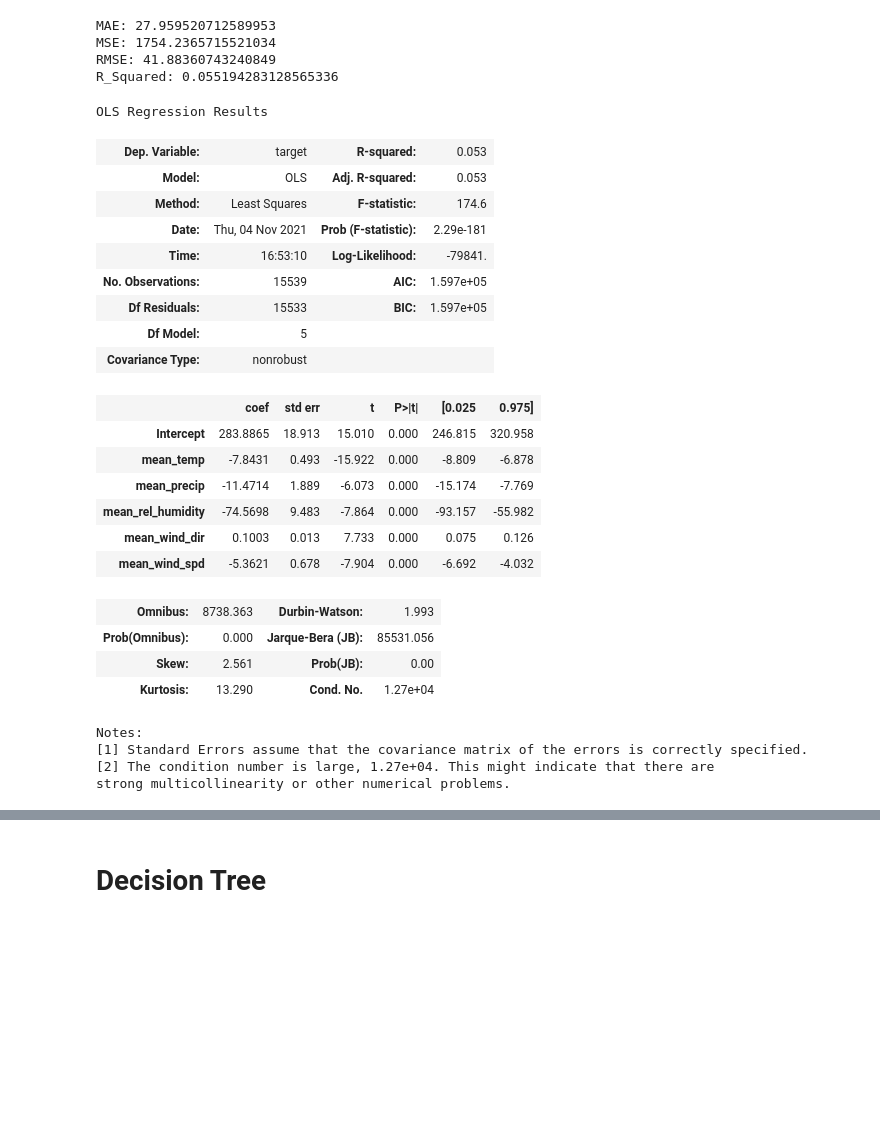
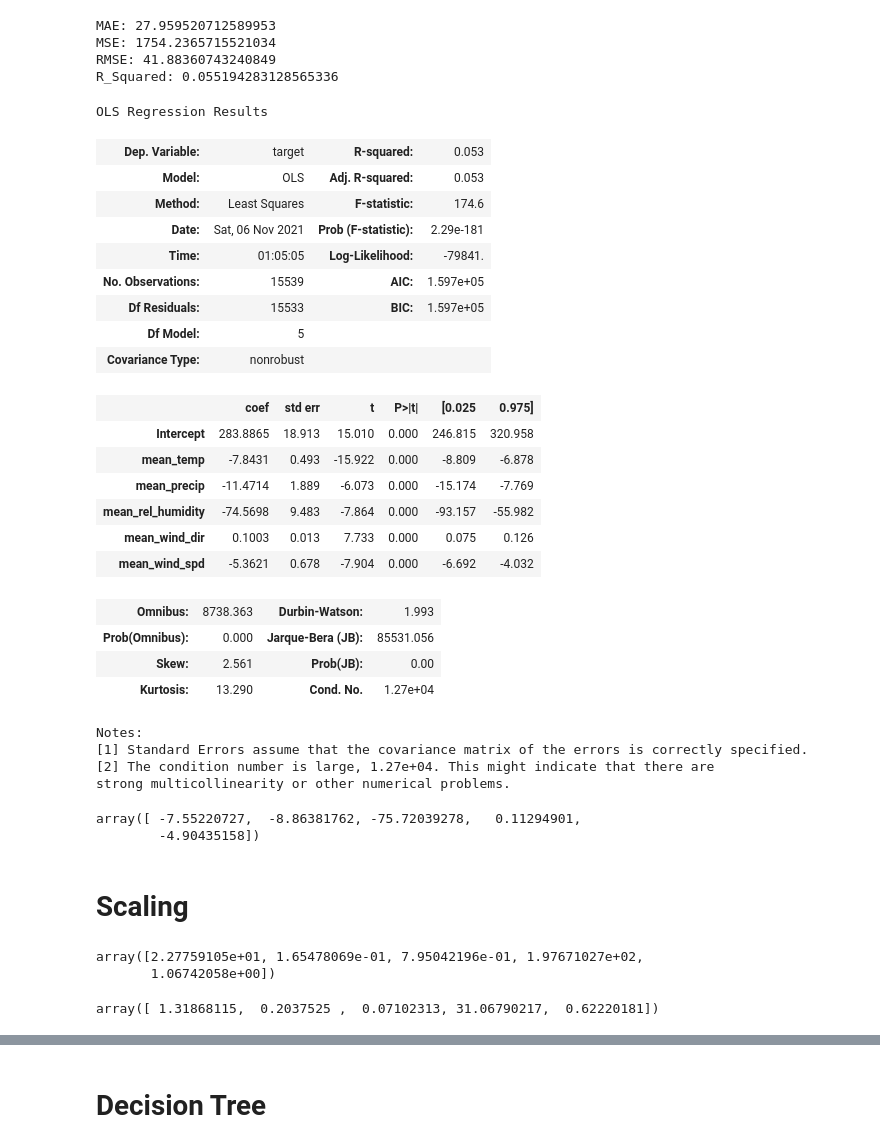
Before and after one commit to JeromeSauer/Project2_AirQuality, a Jupyter notebook: Project2_Modelling.ipynb, the cells around one changed output, grey strips where cells are left out. Cells and saved outputs as stored; diff of their text form; code cells hidden in the pictures; blank space fills up the shorter version.

```diff
--- a/Project2_Modelling.ipynb
+++ b/Project2_Modelling.ipynb
@@ -100,16 +96,17 @@ RMSE: 41.88360743240849
 R_Squared: 0.055194283128565336
 # %%
 import statsmodels.formula.api as smf
-model=smf.ols(formula='target~ mean_temp + mean_precip + mean_rel_humidity +mean_wind_dir+mean_wind_spd',
-data=df).fit()
+model=smf.ols(formula='target~ mean_temp \
+                        + mean_precip + mean_rel_humidity \
+                        + mean_wind_dir + mean_wind_spd',data=df).fit()
 model.summary()
 # %% [output]
 OLS Regression Results
 | Dep. Variable: | target | R-squared: | 0.053 |
 | Model: | OLS | Adj. R-squared: | 0.053 |
 | Method: | Least Squares | F-statistic: | 174.6 |
-| Date: | Thu, 04 Nov 2021 | Prob (F-statistic): | 2.29e-181 |
-| Time: | 16:53:10 | Log-Likelihood: | -79841. |
+| Date: | Sat, 06 Nov 2021 | Prob (F-statistic): | 2.29e-181 |
+| Time: | 01:05:05 | Log-Likelihood: | -79841. |
 | No. Observations: | 15539 | AIC: | 1.597e+05 |
 | Df Residuals: | 15533 | BIC: | 1.597e+05 |
 | Df Model: | 5 |  |  |
@@ -129,3 +126,10 @@ Notes:
 [1] Standard Errors assume that the covariance matrix of the errors is correctly specified.
 [2] The condition number is large, 1.27e+04. This might indicate that there are
 strong multicollinearity or other numerical problems.
+# %%
+linear.coef_
+# %% [output]
+array([ -7.55220727,  -8.86381762, -75.72039278,   0.11294901,
+        -4.90435158])
+# %% [markdown]
+# Scaling
@@ -131,0 +140,9 @@ strong multicollinearity or other numerical problems.
+# %%
+scaler.mean_
+# %% [output]
+array([2.27759105e+01, 1.65478069e-01, 7.95042196e-01, 1.97671027e+02,
+       1.06742058e+00])
+# %%
+scaler.scale_
+# %% [output]
+array([ 1.31868115,  0.2037525 ,  0.07102313, 31.06790217,  0.62220181])
```
Also changed, not shown: parts of 35 cells of this notebook.
